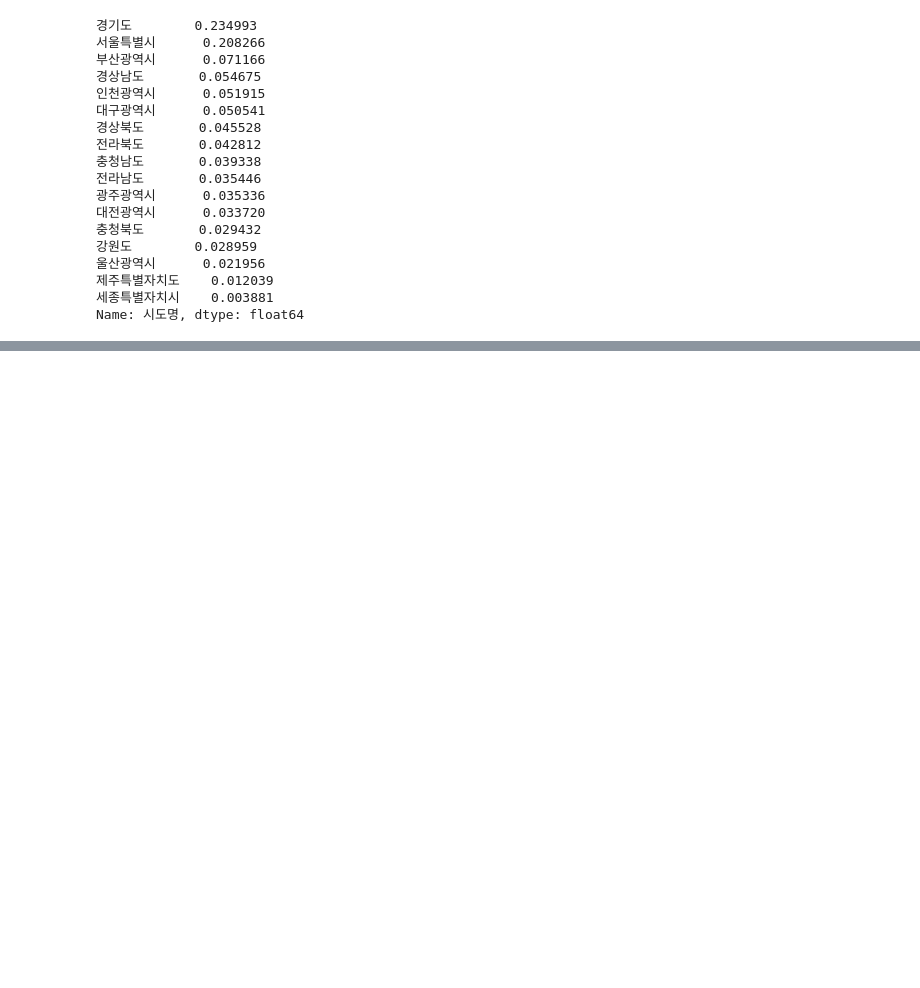
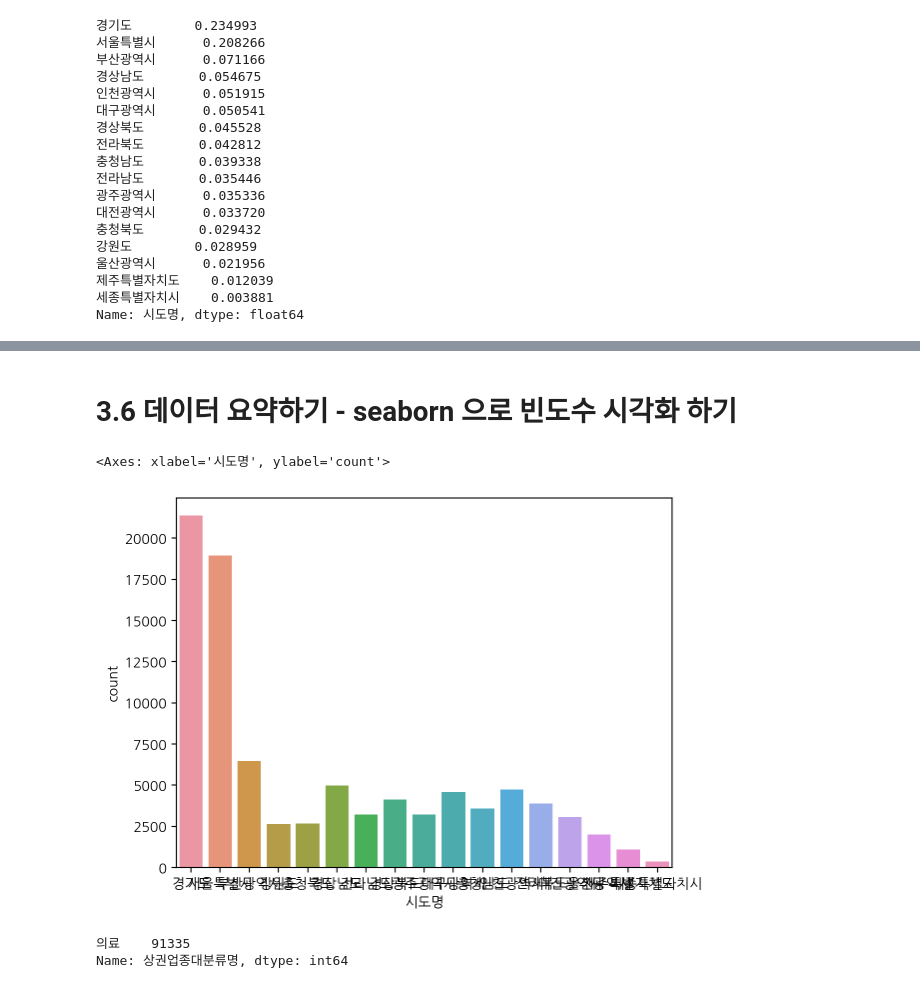
Before and after one commit to EUN-IVERSE/data_science01, a Jupyter notebook: EUN/3_서울_종합병원_분포_확인하기.ipynb, the cells around one changed output, grey strips where cells are left out. Saved outputs shown, nothing was run; the diff lists cells and outputs as text; code cells hidden in the pictures; blank space fills up the shorter version.

```diff
--- a/EUN/3_서울_종합병원_분포_확인하기.ipynb
+++ b/EUN/3_서울_종합병원_분포_확인하기.ipynb
@@ -465,0 +425,14 @@ WARNING:matplotlib.font_manager:findfont: Font family 'AppleGothic' not found.
+# %% [markdown]
+# 3.6 데이터 요약하기 - seaborn 으로 빈도수 시각화 하기
+# %%
+# seaborn의 countplot으로 그려본다
+sns.countplot(data=df, x="시도명")
+# %% [output]
+<Axes: xlabel='시도명', ylabel='count'>
+[figure, added]
+# %%
+# "상권업종대분류명"으로 갯수 세기
+df["상권업종대분류명"].value_counts()
+# %% [output]
+의료    91335
+Name: 상권업종대분류명, dtype: int64
```
Also changed, not shown: parts of 16 cells of this notebook.
